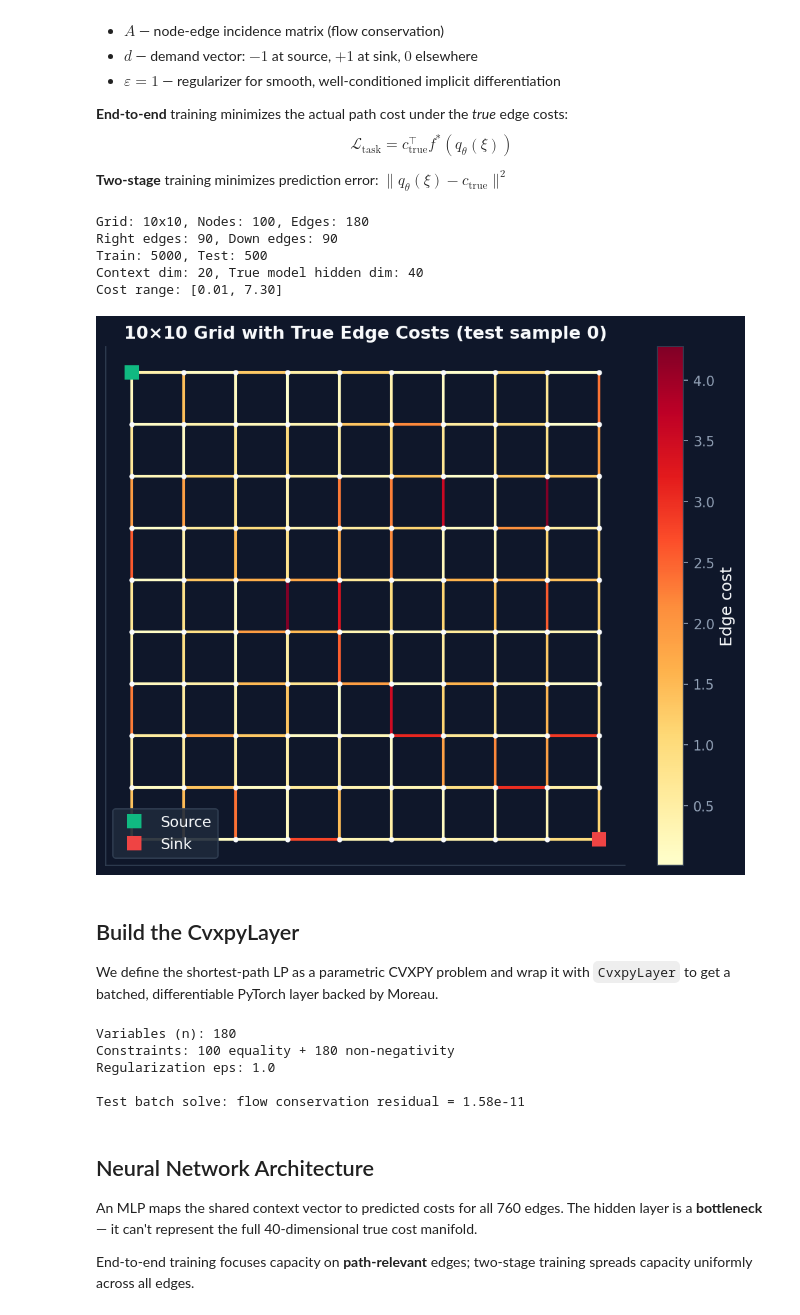
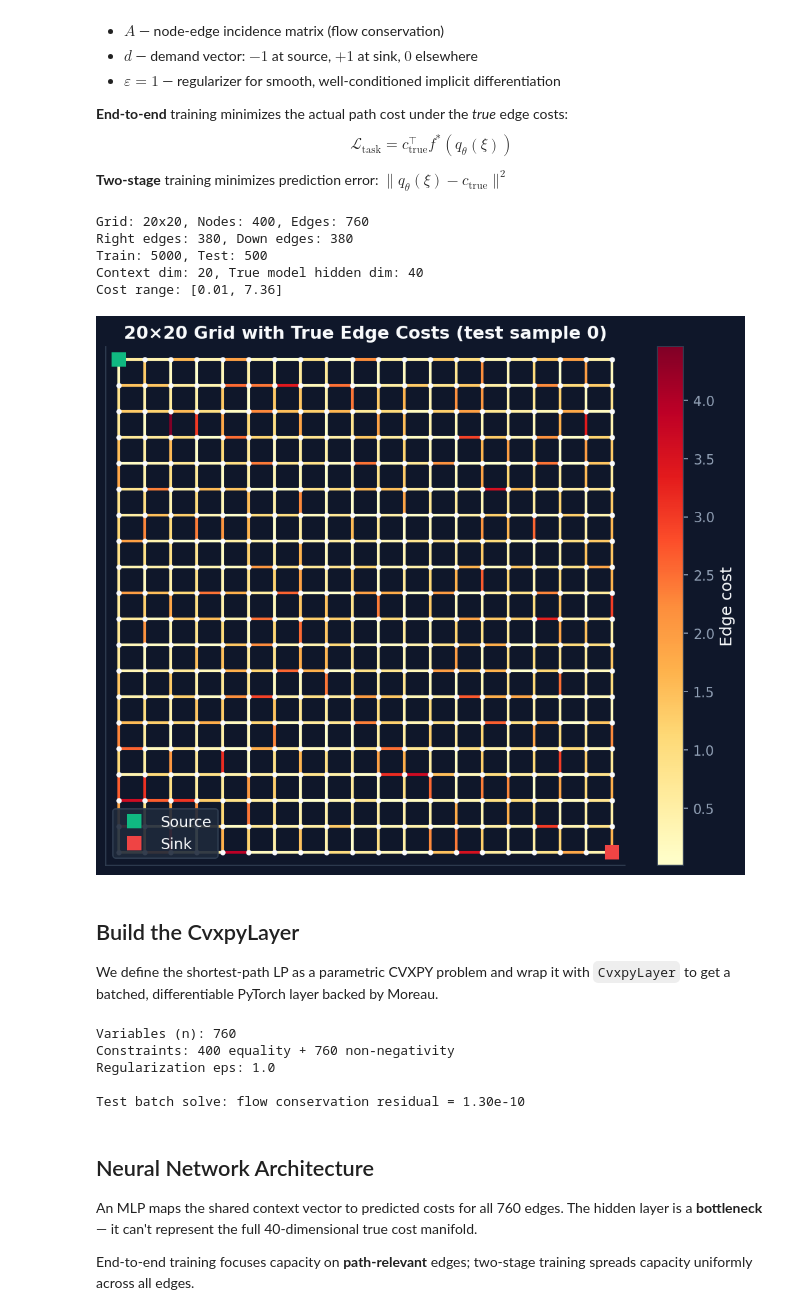
Before and after one commit to optimalintellect/moreau, a Jupyter notebook: notebooks/predict_then_optimize.ipynb, the cells around one changed output. Drawn from its saved outputs; the diff is of its cells as text; code cells hidden in the pictures.

```diff
--- a/notebooks/predict_then_optimize.ipynb
+++ b/notebooks/predict_then_optimize.ipynb
@@ -58,7 +58,7 @@ $$\mathcal{L}_{\text{task}} = c_{\text{true}}^\top f^*(q_{\theta}(\xi))$$
 **Two-stage** training minimizes prediction error: $\|q_\theta(\xi) - c_{\text{true}}\|^2$
 # %%
 # --- Grid setup ---
-grid_size = 10
+grid_size = 20
 n_nodes = grid_size * grid_size  # 400
 
 # Directed edges: right + down
@@ -120,37 +120,37 @@ cmap = plt.cm.YlOrRd
 
 for e_idx in range(n_edges):
     r1, c1, r2, c2 = edge_coords[e_idx]
     color = cmap(norm(sample_costs[e_idx]))
     ax.plot([c1, c2], [r1, r2], color=color, linewidth=2, solid_capstyle='round')
 
 for r in range(grid_size):
     for c in range(grid_size):
         ax.plot(c, r, 'o', color=MOREAU_COLORS['text'], markersize=3, zorder=5)
 
 ax.plot(0, 0, 's', color=MOREAU_COLORS['success'], markersize=10, zorder=6, label='Source')
 ax.plot(grid_size - 1, grid_size - 1, 's', color=MOREAU_COLORS['danger'], markersize=10,
         zorder=6, label='Sink')
 
 ax.set_xlim(-0.5, grid_size - 0.5)
 ax.set_ylim(grid_size - 0.5, -0.5)
 ax.set_aspect('equal')
 ax.set_title(f'{grid_size}×{grid_size} Grid with True Edge Costs (test sample 0)', fontsize=13)
 ax.legend(loc='lower left', fontsize=11, frameon=True, facecolor='#1E293B', edgecolor='#334155', framealpha=0.9)
 sm = plt.cm.ScalarMappable(cmap=cmap, norm=norm)
 plt.colorbar(sm, ax=ax, label='Edge cost', shrink=0.8)
 ax.grid(False)
 ax.set_xticks([])
 ax.set_yticks([])
 plt.tight_layout()
 plt.show()
 set_moreau_style()
 # %% [output]
-Grid: 10x10, Nodes: 100, Edges: 180
-Right edges: 90, Down edges: 90
+Grid: 20x20, Nodes: 400, Edges: 760
+Right edges: 380, Down edges: 380
 Train: 5000, Test: 500
 Context dim: 20, True model hidden dim: 40
-Cost range: [0.01, 7.30]
+Cost range: [0.01, 7.36]
-[figure, old version]
+[figure, new version]
 # %% [markdown]
 ## Build the CvxpyLayer
 
@@ -181,8 +181,7 @@ constraints = [A_eq @ f == demand]
 prob = cp.Problem(objective, constraints)
 
 # Wrap as differentiable PyTorch layer (solved by Moreau on GPU)
-layer = CvxpyLayer(prob, parameters=[q_param], variables=[f], solver="MOREAU",
-                    solver_args={"ipm_settings": moreau.IPMSettings(direct_solve_method="qdldl")})
+layer = CvxpyLayer(prob, parameters=[q_param], variables=[f], solver="MOREAU")
 
 batch_size = 256
 
@@ -197,11 +196,11 @@ A_eq_dense = torch.tensor(A_eq.toarray(), dtype=torch.float64)
 resid = (A_eq_dense @ sol_test[0].cpu() - torch.tensor(demand)).abs().max().item()
 print(f"\nTest batch solve: flow conservation residual = {resid:.2e}")
 # %% [output]
-Variables (n): 180
-Constraints: 100 equality + 180 non-negativity
+Variables (n): 760
+Constraints: 400 equality + 760 non-negativity
 Regularization eps: 1.0
 
-Test batch solve: flow conservation residual = 1.58e-11
+Test batch solve: flow conservation residual = 1.30e-10
 # %% [markdown]
 ## Neural Network Architecture
 
```
Also changed, not shown: parts of 4 cells of this notebook, 2 other files.
